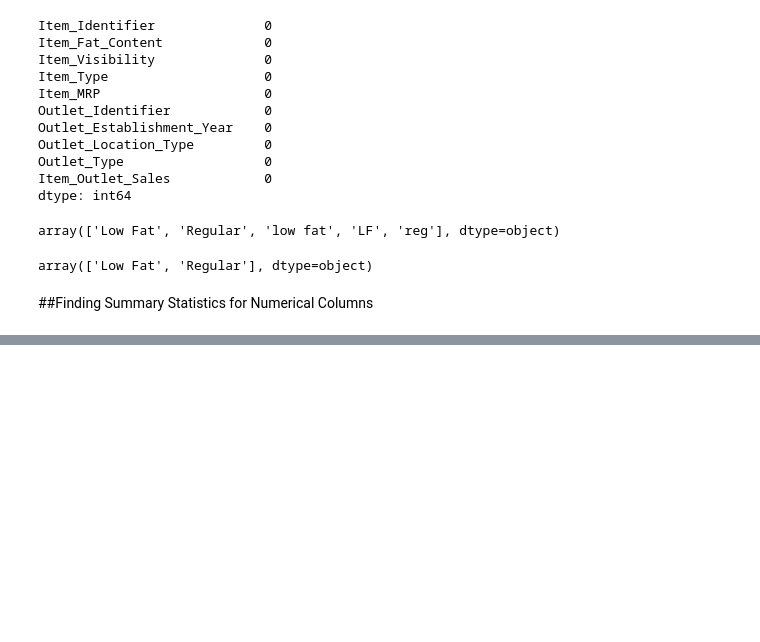
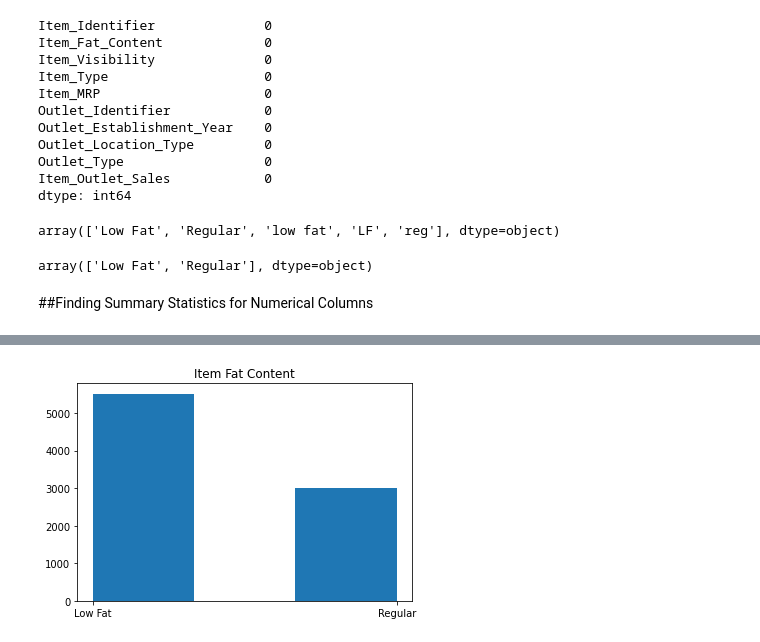
Before and after one commit to victoriawhite17/Sales_Predictions, a Jupyter notebook: Sales_Predictions.ipynb, the cells around one changed output, grey strips where cells are left out. Cells and saved outputs as stored; diff of their text form; code cells hidden in the pictures; blank space fills up the shorter version.

```diff
--- a/Sales_Predictions.ipynb
+++ b/Sales_Predictions.ipynb
@@ -122,0 +127,5 @@ df1['Item_Outlet_Sales'].mean()
+# %%
+plt.hist(df1['Item_Fat_Content'], bins=3)
+plt.title('Item Fat Content');
+# %% [output]
+[figure, added]
```
Also changed, not shown: parts of 14 cells of this notebook.
